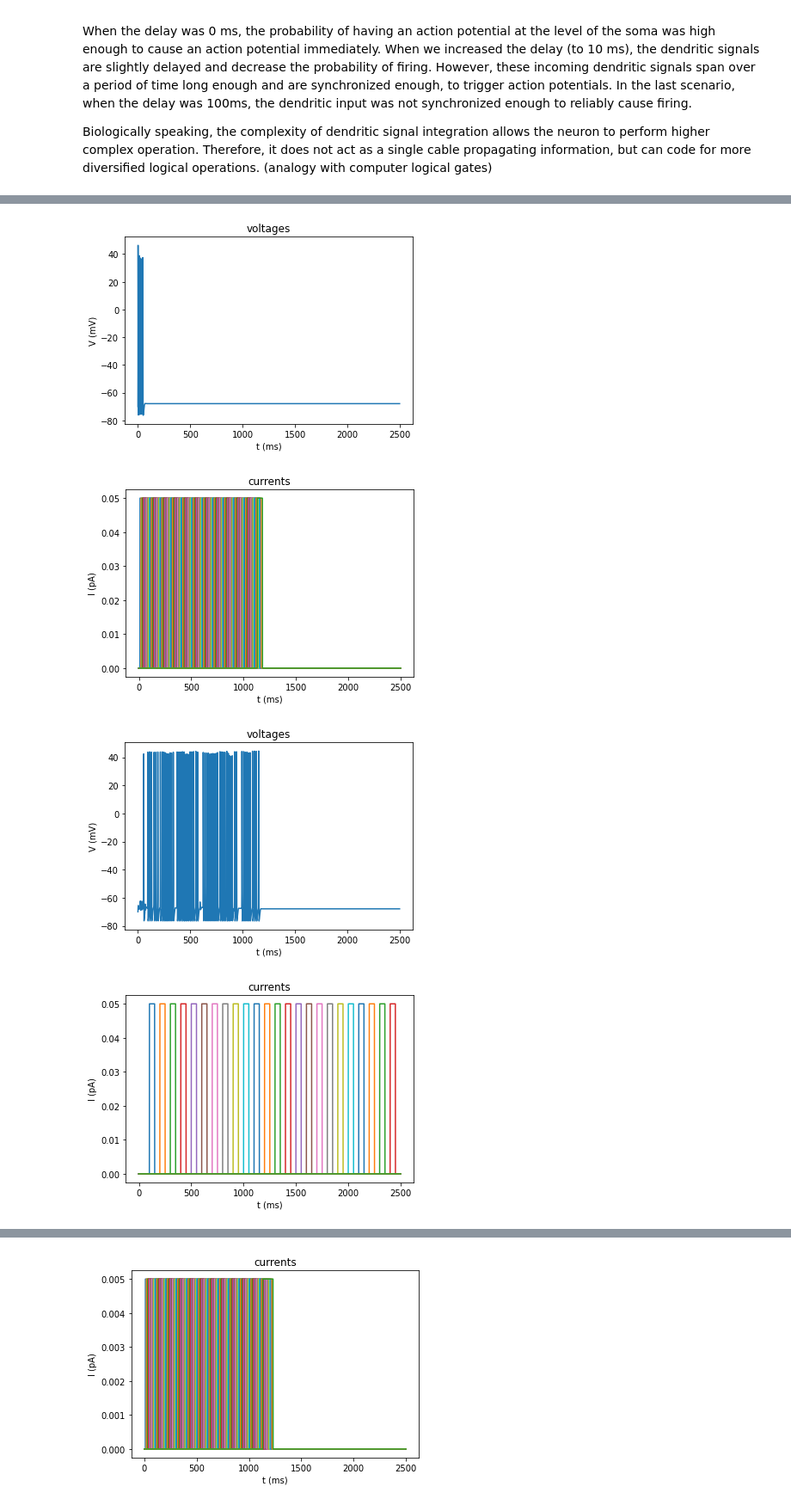
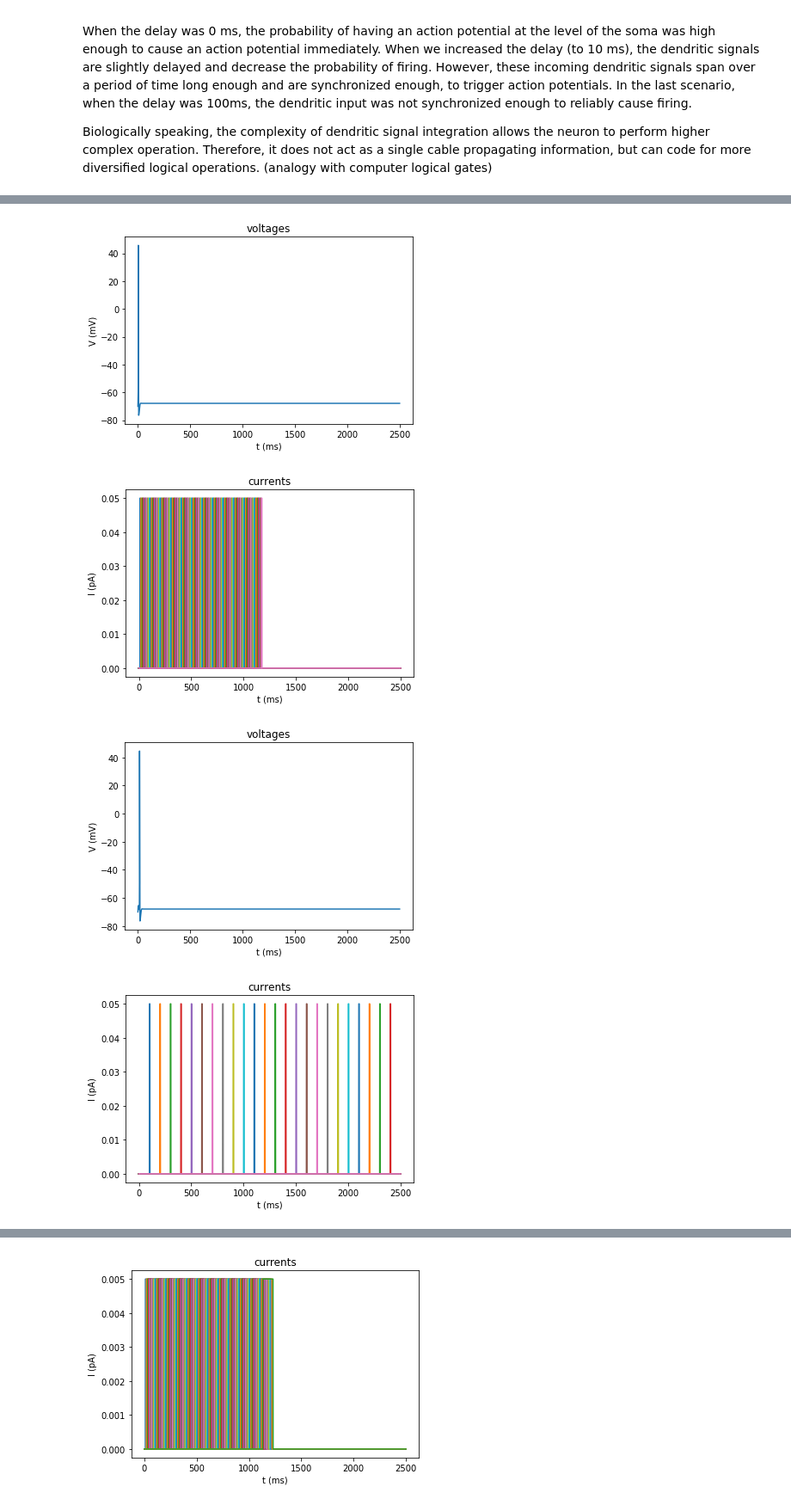
Before and after one commit to GasserElbanna/In-Silico-Neuroscience-Projects, a Jupyter notebook: Week 4/Week4_HomeWork.ipynb, the cells around one changed output, grey strips where cells are left out. Shown at 86% size. Saved outputs shown, nothing was run; the diff lists cells and outputs as text; code cells hidden in the pictures.

```diff
--- a/Week 4/Week4_HomeWork.ipynb
+++ b/Week 4/Week4_HomeWork.ipynb
@@ -1354,7 +1397,7 @@ def tvi_plots_no_legend(t, vdictlst = [], idictlst = [], vmax = 40, imax = 0.5):
 # Play around with different parameters: delay, amplitude and duration
 delay_time_values = [0, 10, 100]
 amp = 0.05
-dur = 50
+dur = 5
 v_init = -70
 t_stop = 2500
 
@@ -1392,7 +1435,7 @@ Biologically speaking, the complexity of dendritic signal integration allows the
 # Stimulating only the basal dendrites
 delay_time_values = [0, 10, 100]
 amp = 0.05
-dur = 50
+dur = 5
 v_init = -70
 t_stop = 2500
 
@@ -1412,4 +1455,4 @@ for delay_time in delay_time_values:
-[figure, old version]
+[figure, new version]
-[figure, old version]
+[figure, new version]
-[figure, old version]
+[figure, new version]
-[figure, old version]
+[figure, new version]
```
Also changed, not shown: parts of 14 cells of this notebook, 1 other file.
